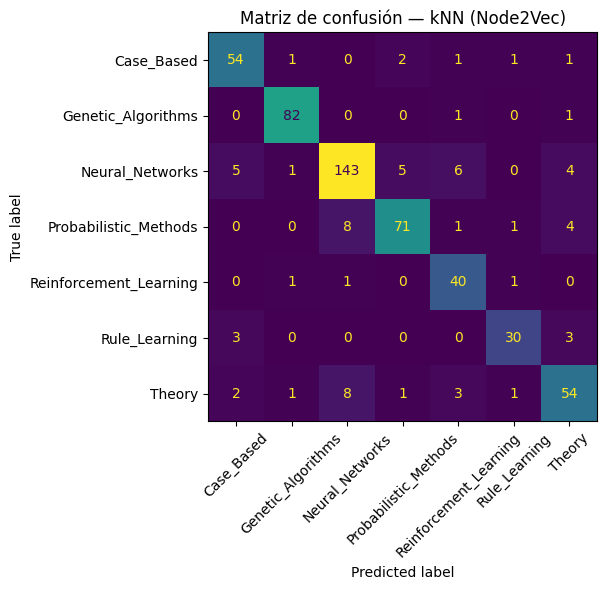
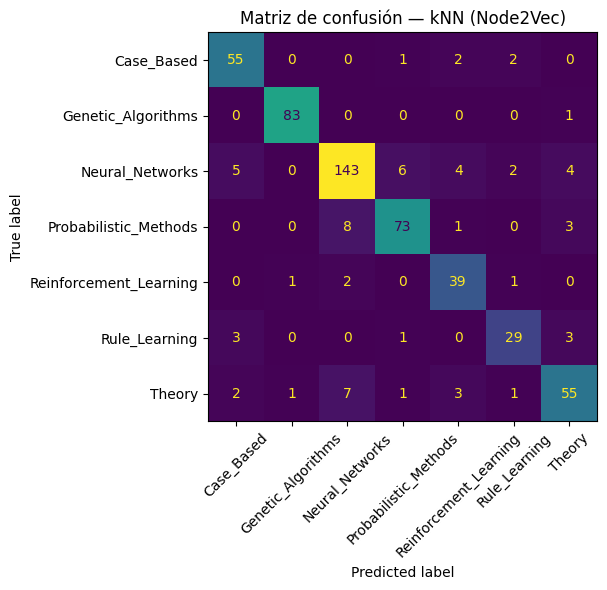
The notebook cell's code change between the first figure and the second:
--- before
+++ after
@@ -36,2 +36,24 @@
 plt.tight_layout()
 plt.show()
+
+# Guardar explícitamente la matriz de confusión de kNN para el informe LaTeX
+if "kNN" in mejores_modelos:
+    y_pred_knn = mejores_modelos["kNN"].predict(X_test)
+    cm_knn = confusion_matrix(y_test, y_pred_knn, labels=np.unique(y_test))
+
+    fig_knn, ax_knn = plt.subplots(figsize=(8, 6))
+    ConfusionMatrixDisplay(
+        confusion_matrix=cm_knn,
+        display_labels=np.unique(y_test),
+    ).plot(ax=ax_knn, xticks_rotation=45, colorbar=False)
+    ax_knn.set_title("Matriz de confusión — kNN (Node2Vec)")
+    plt.tight_layout()
+
+    figuras_dir = BASE_DIR / "docs" / "trabajo" / "figuras"
+    figuras_dir.mkdir(parents=True, exist_ok=True)
+    salida_figura = figuras_dir / "matriz_confusion_kNN_Node2Vec.png"
+    fig_knn.savefig(salida_figura, dpi=300, bbox_inches="tight")
+    plt.show()
+    print(f"\nFigura guardada en: {salida_figura}")
+else:
+    print("\nNo se encontró el modelo kNN en 'mejores_modelos'.")

Commit: feat: cerrar T2.2 con evidencia de validación y actualizar informe y artefactos